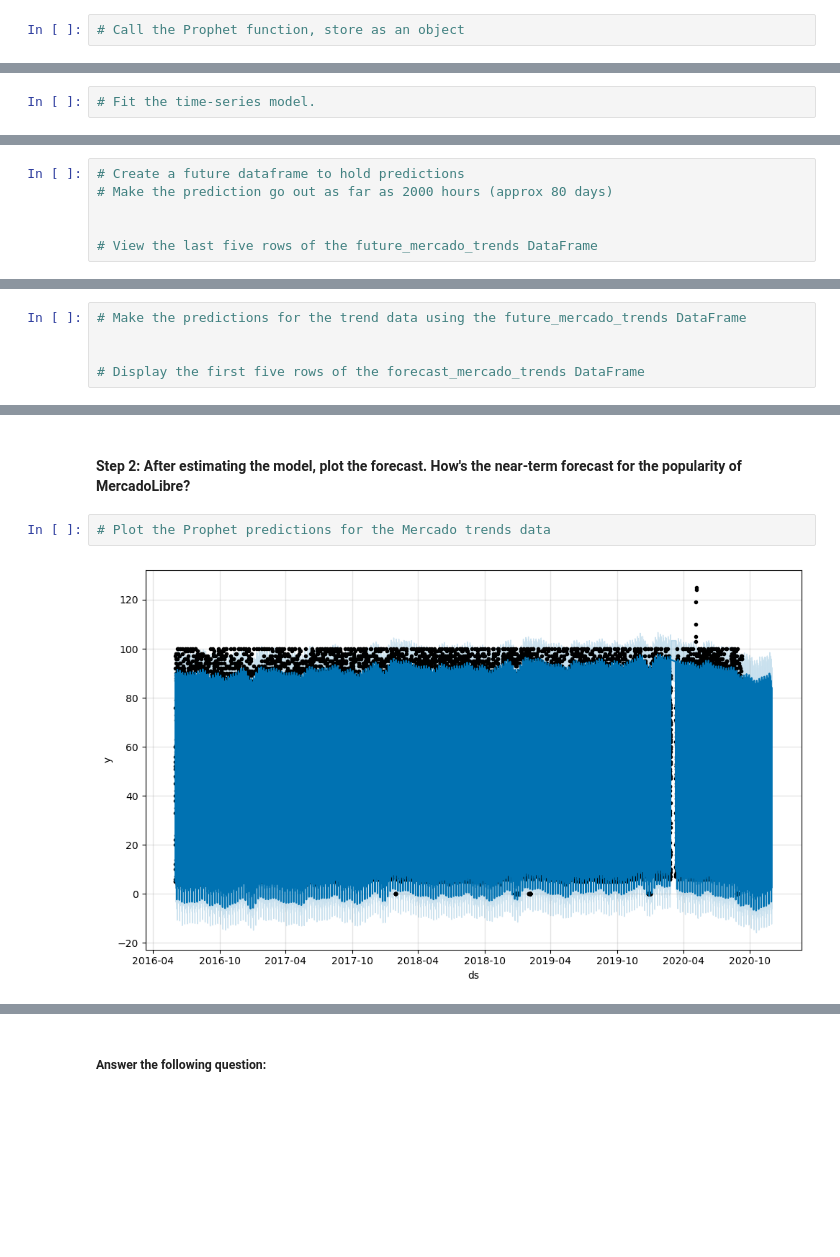
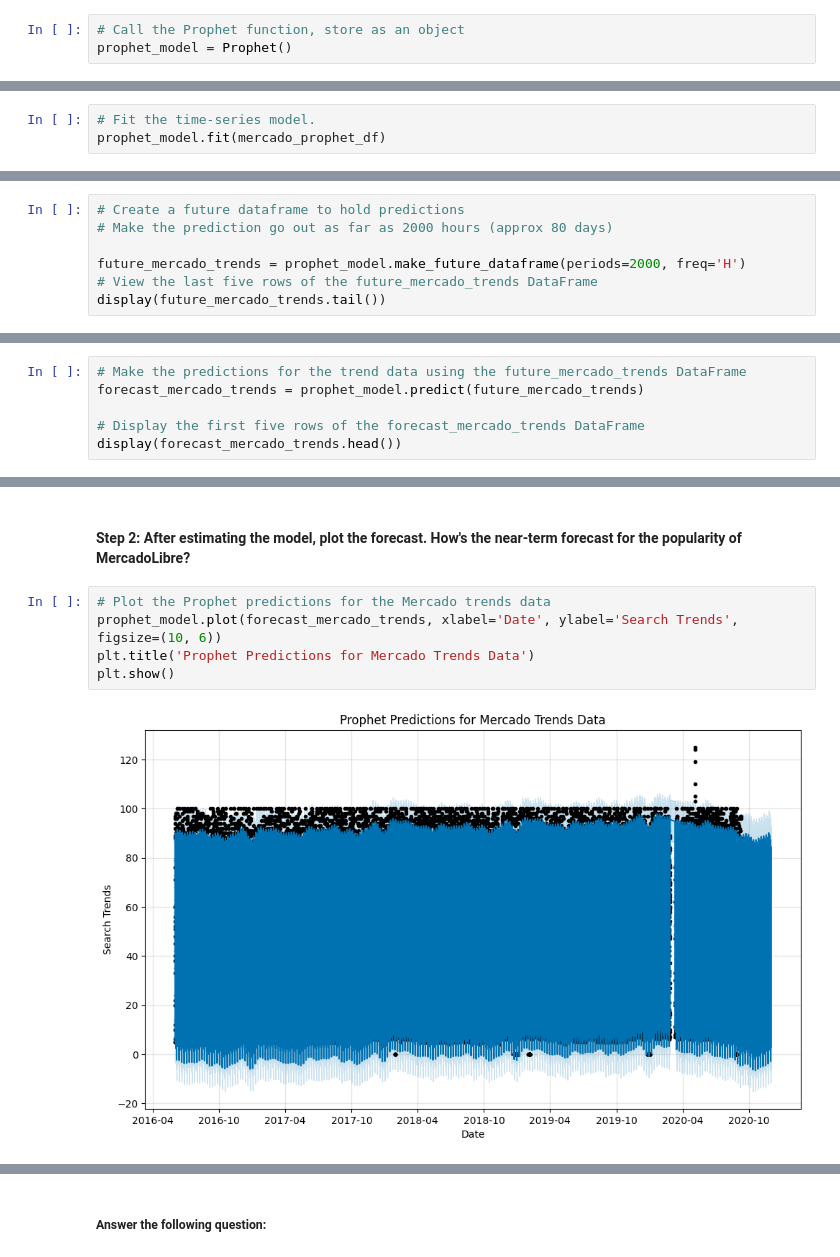
Before and after one commit to FurrowSam/Google-Search-Trend-Predictions-with-Prophet, a Jupyter notebook: forecasting_net_prophet.ipynb, the cells around one changed output, grey strips where cells are left out. Drawn from its saved outputs; the diff is of its cells as text; blank space fills up the shorter version.

```diff
--- a/forecasting_net_prophet.ipynb
+++ b/forecasting_net_prophet.ipynb
@@ -395,3 +425,4 @@ Now, you need to produce a time series model that analyzes and forecasts pattern
 | 37105 | 2020-09-08 00:00:00 | 96 |
 # %%
 # Call the Prophet function, store as an object
+prophet_model = Prophet()
@@ -400,3 +429,4 @@ Now, you need to produce a time series model that analyzes and forecasts pattern
 # %%
 # Fit the time-series model.
+prophet_model.fit(mercado_prophet_df)
 # %% [output]
@@ -407,8 +444,9 @@ Now, you need to produce a time series model that analyzes and forecasts pattern
 # Create a future dataframe to hold predictions
 # Make the prediction go out as far as 2000 hours (approx 80 days)
 
-
+future_mercado_trends = prophet_model.make_future_dataframe(periods=2000, freq='H')
 # View the last five rows of the future_mercado_trends DataFrame
+display(future_mercado_trends.tail())
 # %% [output]
 |  | ds |
 | 39101 | 2020-11-30 04:00:00 |
@@ -418,8 +456,9 @@ Now, you need to produce a time series model that analyzes and forecasts pattern
 | 39105 | 2020-11-30 08:00:00 |
 # %%
 # Make the predictions for the trend data using the future_mercado_trends DataFrame
-
+forecast_mercado_trends = prophet_model.predict(future_mercado_trends)
 
 # Display the first five rows of the forecast_mercado_trends DataFrame
+display(forecast_mercado_trends.head())
 # %% [output]
 |  | ds | trend | yhat_lower | yhat_upper | trend_lower | trend_upper | additive_terms | ... |
@@ -433,5 +472,8 @@ Now, you need to produce a time series model that analyzes and forecasts pattern
 #### Step 2: After estimating the model, plot the forecast. How's the near-term forecast for the popularity of MercadoLibre?
 # %%
 # Plot the Prophet predictions for the Mercado trends data
+prophet_model.plot(forecast_mercado_trends, xlabel='Date', ylabel='Search Trends', figsize=(10, 6))
+plt.title('Prophet Predictions for Mercado Trends Data')
+plt.show()
 # %% [output]
-[figure, old version]
+[figure, new version]
```
Also changed, not shown: parts of 21 cells of this notebook.
